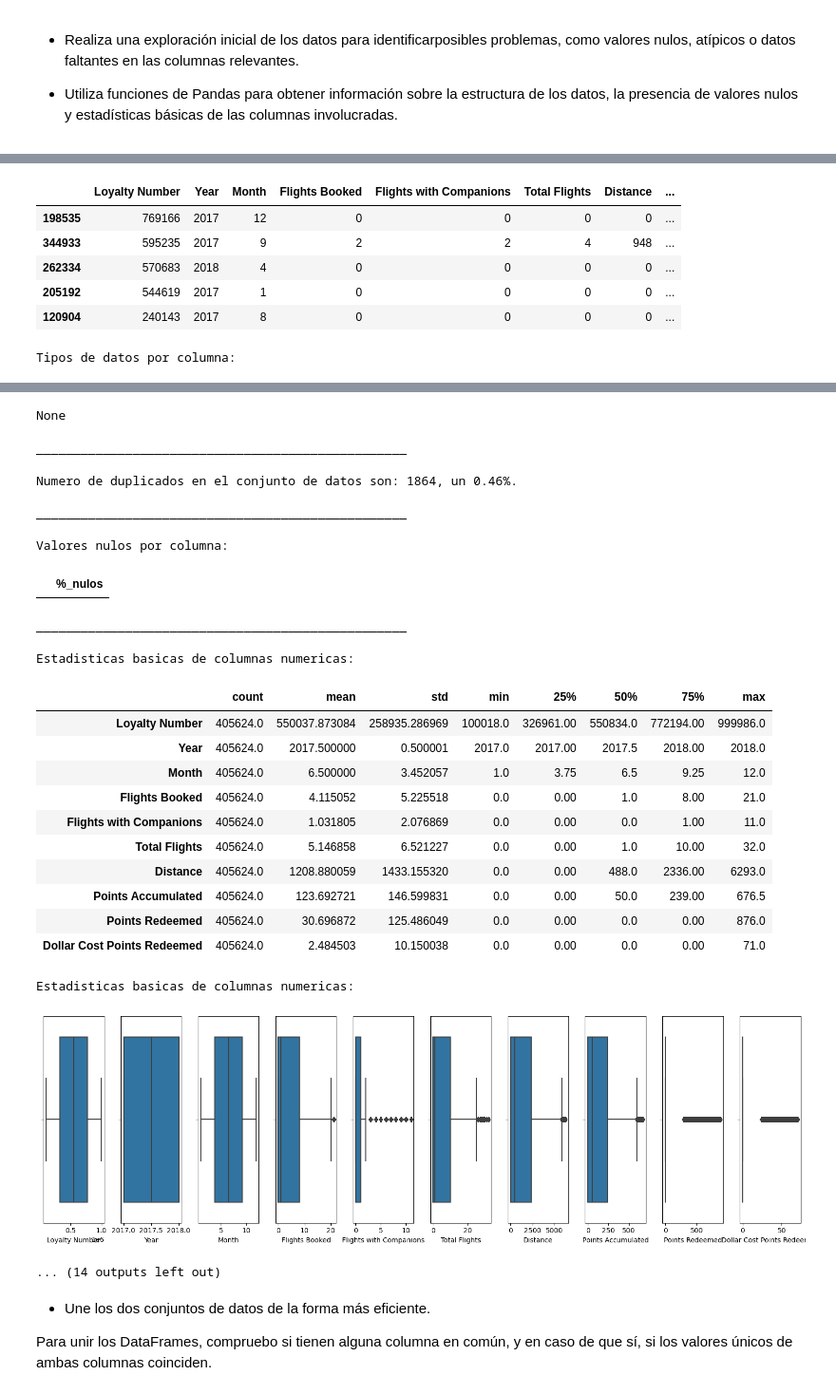
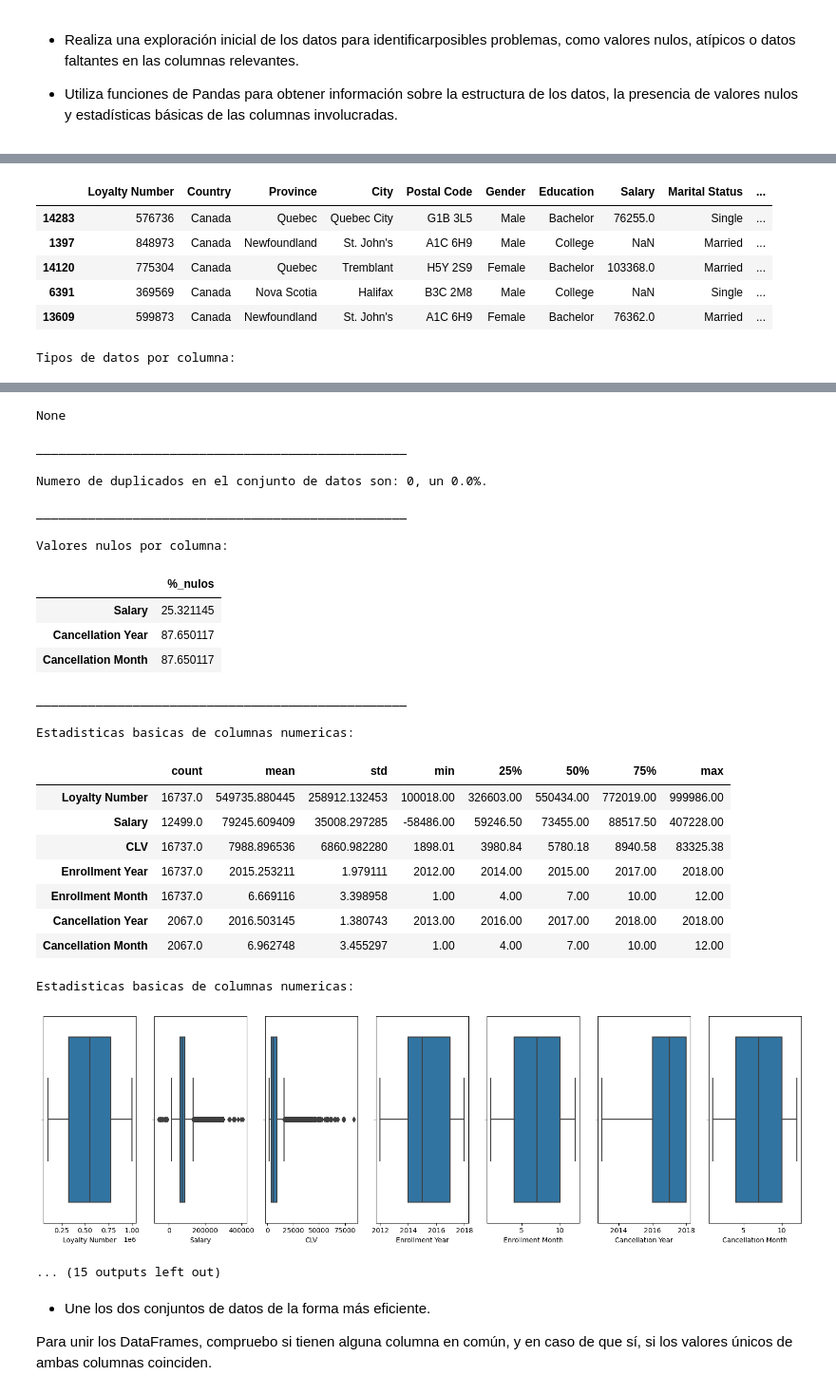
Before and after one commit to Adalab/bda-modulo-3-evaluacion-final-eaguilag, a Jupyter notebook: bda-modulo-2-evaluacion-final-promo-angela-elena-aguila.ipynb, the cells around one changed output, grey strips where cells are left out. Shown: that part at 95% size. Cells and saved outputs as stored; diff of their text form; code cells hidden in the pictures.

```diff
--- a/bda-modulo-2-evaluacion-final-promo-angela-elena-aguila.ipynb
+++ b/bda-modulo-2-evaluacion-final-promo-angela-elena-aguila.ipynb
@@ -27,12 +33,10 @@ warnings.filterwarnings("ignore")
 
 - Utiliza funciones de Pandas para obtener información sobre la estructura de los datos, la presencia de valores nulos y estadísticas básicas de las columnas involucradas.
 # %%
-def dataframe_exploration(file):
-
-    df = pd.read_csv(file)
+def dataframe_exploration(df):
 
     print("*" * 50,"\n")
-    print(f"--- DATAFRAME: {file} ---\n")
+    print(f"--- DATAFRAME EXPLORATION: ---\n")
     print("*" * 50,"\n")
 
     # Estructura del dataframe y tipos de datos
@@ -88,12 +92,21 @@ def dataframe_exploration(file):
         display(df_cat_est)
     else:
         print("\nNo hay columnas categoricas en el DataFrame.\n")
+
+    print("\n\n")
 # %%
-# Guardo en una lista los archivos que quiero explorar
-csv_list = ["Customer Flight Activity.csv", "Customer Loyalty History.csv"]
-# Recorro la lista para aplicar la funcion de exploracion a cada archivo
-for csv in csv_list:
-    dataframe_exploration(csv)
+# Guardo cada csv en un Dataframe
+def csv_to_dataframe(file):
+    return pd.read_csv(file)
+
+df_loyalty = csv_to_dataframe("Customer Loyalty History.csv")
+df_flight = csv_to_dataframe("Customer Flight Activity.csv")
+
+dataframe_list = [df_loyalty, df_flight]
+
+# Recorro la lista para aplicar la funcion de exploracion a cada dataframe
+for dataframe in dataframe_list:
+    dataframe_exploration(dataframe)
 # %% [output]
 **************************************************
 
@@ -105,11 +118,11 @@ El DataFrame tiene 405624 filas y 10 columnas.
 
 Muestra de filas aleatorias:
-|  | Loyalty Number | Year | Month | Flights Booked | Flights with Companions | Total Flights | Distance | ... |
-| 198535 | 769166 | 2017 | 12 | 0 | 0 | 0 | 0 | ... |
-| 344933 | 595235 | 2017 | 9 | 2 | 2 | 4 | 948 | ... |
-| 262334 | 570683 | 2018 | 4 | 0 | 0 | 0 | 0 | ... |
-| 205192 | 544619 | 2017 | 1 | 0 | 0 | 0 | 0 | ... |
-| 120904 | 240143 | 2017 | 8 | 0 | 0 | 0 | 0 | ... |
+|  | Loyalty Number | Country | Province | City | Postal Code | Gender | Education | Salary | Marital Status | ... |
+| 14283 | 576736 | Canada | Quebec | Quebec City | G1B 3L5 | Male | Bachelor | 76255.0 | Single | ... |
+| 1397 | 848973 | Canada | Newfoundland | St. John's | A1C 6H9 | Male | College | NaN | Married | ... |
+| 14120 | 775304 | Canada | Quebec | Tremblant | H5Y 2S9 | Female | Bachelor | 103368.0 | Married | ... |
+| 6391 | 369569 | Canada | Nova Scotia | Halifax | B3C 2M8 | Male | College | NaN | Single | ... |
+| 13609 | 599873 | Canada | Newfoundland | St. John's | A1C 6H9 | Female | Bachelor | 76362.0 | Married | ... |
 Tipos de datos por columna:
 |  | tipo_dato |
 | Loyalty Number | int64 |
@@ -143,29 +161,29 @@ memory usage: 30.9 MB
 None
 __________________________________________________
 
-Numero de duplicados en el conjunto de datos son: 1864, un 0.46%.
+Numero de duplicados en el conjunto de datos son: 0, un 0.0%.
 
 __________________________________________________
 
 Valores nulos por columna:
 |  | %_nulos |
+| Salary | 25.321145 |
+| Cancellation Year | 87.650117 |
+| Cancellation Month | 87.650117 |
 __________________________________________________
 
 Estadisticas basicas de columnas numericas:
 |  | count | mean | std | min | 25% | 50% | 75% | max |
-| Loyalty Number | 405624.0 | 550037.873084 | 258935.286969 | 100018.0 | 326961.00 | 550834.0 | 772194.00 | 999986.0 |
-| Year | 405624.0 | 2017.500000 | 0.500001 | 2017.0 | 2017.00 | 2017.5 | 2018.00 | 2018.0 |
-| Month | 405624.0 | 6.500000 | 3.452057 | 1.0 | 3.75 | 6.5 | 9.25 | 12.0 |
-| Flights Booked | 405624.0 | 4.115052 | 5.225518 | 0.0 | 0.00 | 1.0 | 8.00 | 21.0 |
-| Flights with Companions | 405624.0 | 1.031805 | 2.076869 | 0.0 | 0.00 | 0.0 | 1.00 | 11.0 |
-| Total Flights | 405624.0 | 5.146858 | 6.521227 | 0.0 | 0.00 | 1.0 | 10.00 | 32.0 |
-| Distance | 405624.0 | 1208.880059 | 1433.155320 | 0.0 | 0.00 | 488.0 | 2336.00 | 6293.0 |
-| Points Accumulated | 405624.0 | 123.692721 | 146.599831 | 0.0 | 0.00 | 50.0 | 239.00 | 676.5 |
-| Points Redeemed | 405624.0 | 30.696872 | 125.486049 | 0.0 | 0.00 | 0.0 | 0.00 | 876.0 |
-| Dollar Cost Points Redeemed | 405624.0 | 2.484503 | 10.150038 | 0.0 | 0.00 | 0.0 | 0.00 | 71.0 |
+| Loyalty Number | 16737.0 | 549735.880445 | 258912.132453 | 100018.00 | 326603.00 | 550434.00 | 772019.00 | 999986.00 |
+| Salary | 12499.0 | 79245.609409 | 35008.297285 | -58486.00 | 59246.50 | 73455.00 | 88517.50 | 407228.00 |
+| CLV | 16737.0 | 7988.896536 | 6860.982280 | 1898.01 | 3980.84 | 5780.18 | 8940.58 | 83325.38 |
+| Enrollment Year | 16737.0 | 2015.253211 | 1.979111 | 2012.00 | 2014.00 | 2015.00 | 2017.00 | 2018.00 |
+| Enrollment Month | 16737.0 | 6.669116 | 3.398958 | 1.00 | 4.00 | 7.00 | 10.00 | 12.00 |
+| Cancellation Year | 2067.0 | 2016.503145 | 1.380743 | 2013.00 | 2016.00 | 2017.00 | 2018.00 | 2018.00 |
+| Cancellation Month | 2067.0 | 6.962748 | 3.455297 | 1.00 | 4.00 | 7.00 | 10.00 | 12.00 |
 Estadisticas basicas de columnas numericas:
-[figure, old version]
+[figure, new version]
-... (14 outputs left out)
+... (15 outputs left out)
 # %% [markdown]
 - Une los dos conjuntos de datos de la forma más eficiente.
 
```
Also changed, not shown: parts of 23 cells of this notebook, 1 other file.
